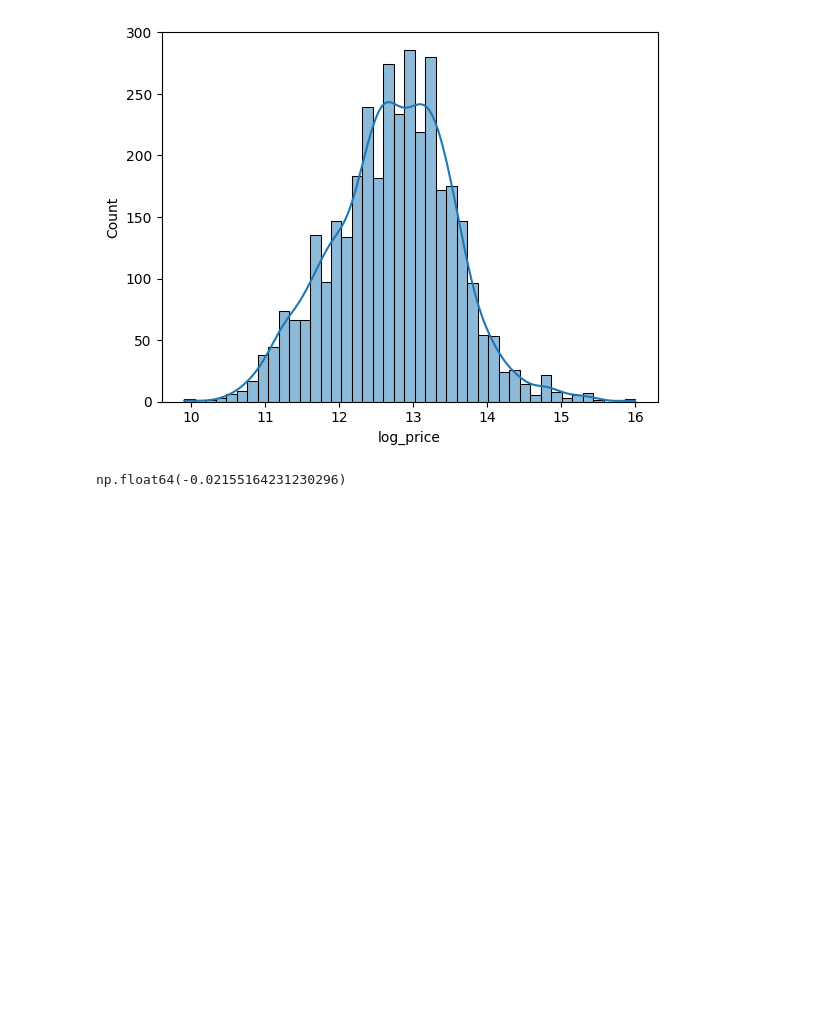
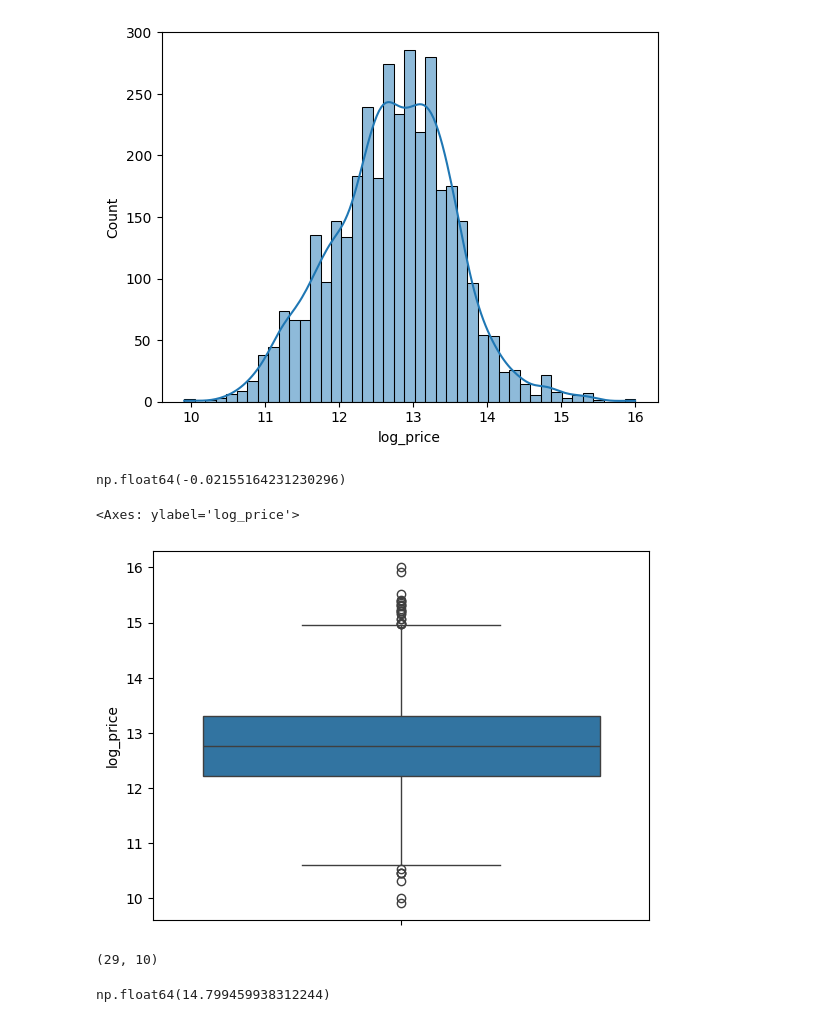
Before and after one commit to rajeshxdatascience/Car-Price-Prediction-ML, a Jupyter notebook: 01_Exploratory_Data_Analysis.ipynb, the cells around one changed output. Drawn from its saved outputs; the diff is of its cells as text; code cells hidden in the pictures; blank space fills up the shorter version.

```diff
--- a/01_Exploratory_Data_Analysis.ipynb
+++ b/01_Exploratory_Data_Analysis.ipynb
@@ -487,3 +487,25 @@ sns.histplot(df['log_price'], kde=True)
 df['log_price'].skew()
 # %% [output]
 np.float64(-0.02155164231230296)
+# %%
+sns.boxplot(df['log_price'])
+# %% [output]
+<Axes: ylabel='log_price'>
+[figure, added]
+# %%
+Q1 = df['log_price'].quantile(0.25)
+Q3 = df['log_price'].quantile(0.75)
+
+IQR = Q3 - Q1
+
+lower = Q1 - 1.5 * IQR
+upper = Q3 + 1.5 * IQR
+
+outliers = df[(df['log_price'] < lower) | (df['log_price'] > upper)]
+outliers.shape
+# %% [output]
+(29, 10)
+# %%
+df['log_price'].quantile(0.99)
+# %% [output]
+np.float64(14.799459938312244)
```
Also changed, not shown: parts of 10 cells of this notebook.
